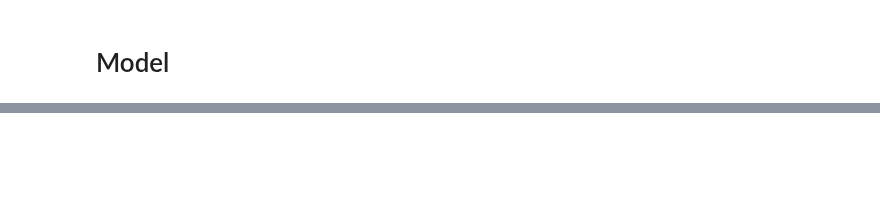
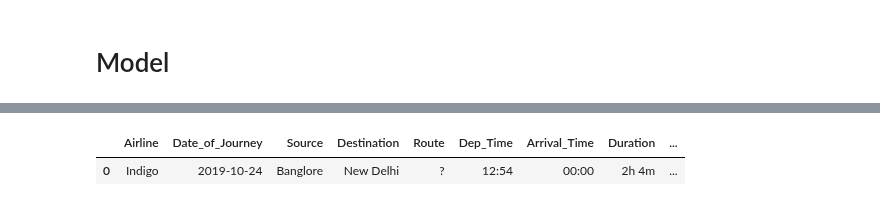
Before and after one commit to AnupamMisra/Data-science-projects, a Jupyter notebook: Flight_price/secondnb.ipynb, the cells around one changed output, grey strips where cells are left out. Cells and saved outputs as stored; diff of their text form; code cells hidden in the pictures; blank space fills up the shorter version.

```diff
--- a/Flight_price/secondnb.ipynb
+++ b/Flight_price/secondnb.ipynb
@@ -19,4 +19,5 @@ warnings.filterwarnings('ignore')
 
 #Importing the datset
 df = pd.read_csv(r'C:/Users/ADMIN/Downloads/flight_price.csv')
+vase=df.head(3)
 # %%
@@ -246,0 +251,7 @@ pd.DataFrame(rr.feature_importances_*100,index=X.columns).sort_values(0,ascendin
+# %%
+cont=pd.Series(['Indigo','2019-10-24','Banglore','New Delhi','?','12:54','00:00','2h 4m','non-stop','No Info',0], index = vase.columns)
+cont=pd.DataFrame(cont).transpose()
+cont
+# %% [output]
+|  | Airline | Date_of_Journey | Source | Destination | Route | Dep_Time | Arrival_Time | Duration | ... |
+| 0 | Indigo | 2019-10-24 | Banglore | New Delhi | ? | 12:54 | 00:00 | 2h 4m | ... |
```
Also changed, not shown: parts of 16 cells of this notebook, 8 other files.
